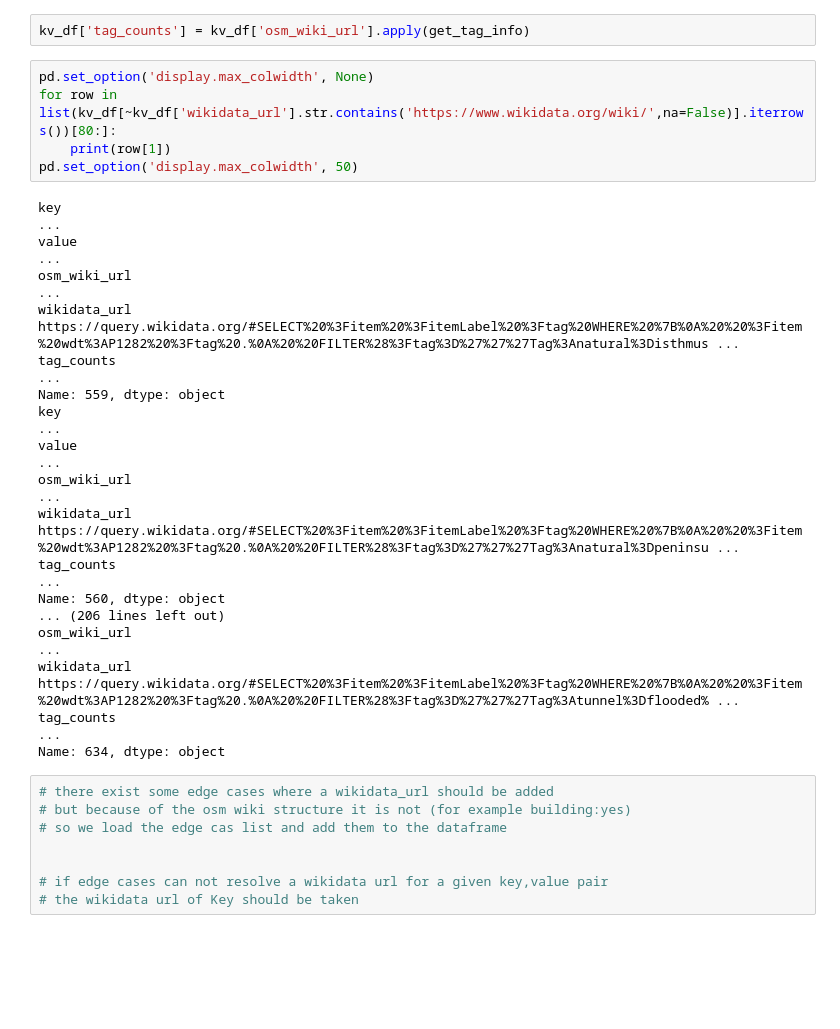
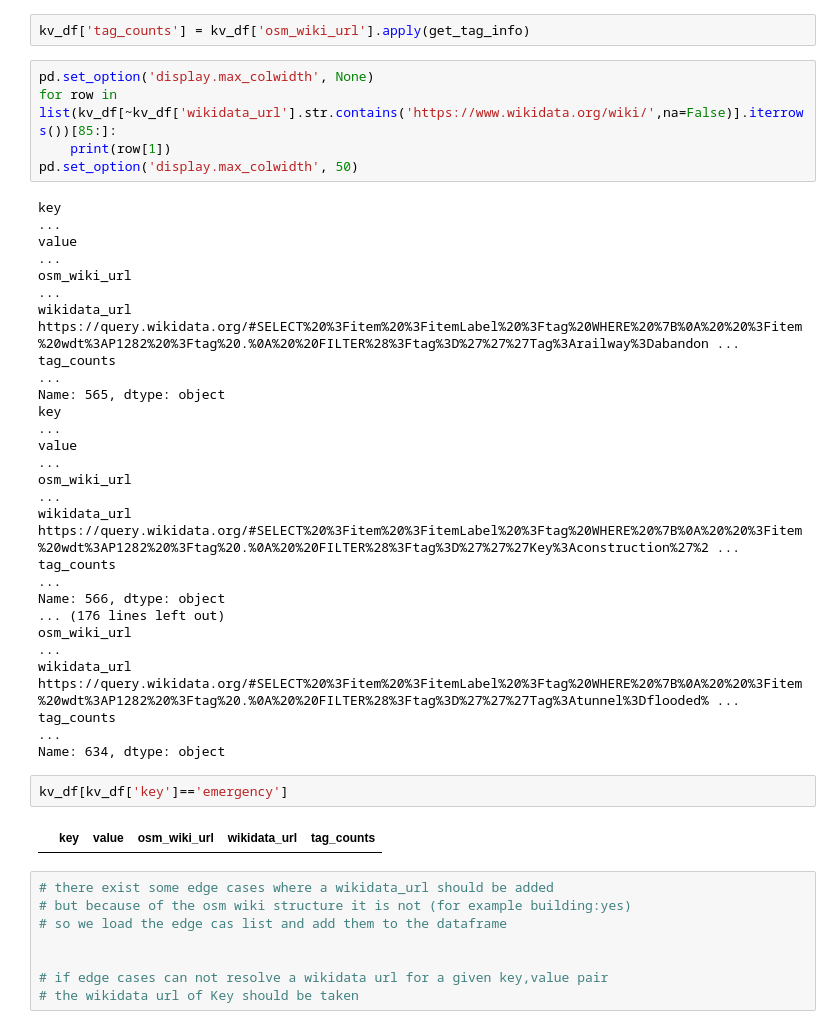
Before and after one commit to thagorx/spatial_semantics, a Jupyter notebook: cluster_pure_osm_groups.ipynb, the cells around one changed output. Cells and saved outputs as stored; diff of their text form; blank space fills up the shorter version.

```diff
--- a/cluster_pure_osm_groups.ipynb
+++ b/cluster_pure_osm_groups.ipynb
@@ -117,27 +117,31 @@ kv_df['wikidata_url'] = kv_df['osm_wiki_url'].apply(get_wikidata)
 kv_df['tag_counts'] = kv_df['osm_wiki_url'].apply(get_tag_info)
 # %%
 pd.set_option('display.max_colwidth', None)
-for row in list(kv_df[~kv_df['wikidata_url'].str.contains('https://www.wikidata.org/wiki/',na=False)].iterrows())[80:]:
+for row in list(kv_df[~kv_df['wikidata_url'].str.contains('https://www.wikidata.org/wiki/',na=False)].iterrows())[85:]:
     print(row[1])
 pd.set_option('display.max_colwidth', 50)
 # %% [output]
 key                                                                                                                                                                                                      ...
 value                                                                                                                                                                                                    ...
 osm_wiki_url                                                                                                                                                                                             ...
-wikidata_url    https://query.wikidata.org/#SELECT%20%3Fitem%20%3FitemLabel%20%3Ftag%20WHERE%20%7B%0A%20%20%3Fitem%20wdt%3AP1282%20%3Ftag%20.%0A%20%20FILTER%28%3Ftag%3D%27%27%27Tag%3Anatural%3Disthmus ...
+wikidata_url    https://query.wikidata.org/#SELECT%20%3Fitem%20%3FitemLabel%20%3Ftag%20WHERE%20%7B%0A%20%20%3Fitem%20wdt%3AP1282%20%3Ftag%20.%0A%20%20FILTER%28%3Ftag%3D%27%27%27Tag%3Arailway%3Dabandon ...
 tag_counts                                                                                                                                                                                               ...
-Name: 559, dtype: object
+Name: 565, dtype: object
 key                                                                                                                                                                                                      ...
 value                                                                                                                                                                                                    ...
 osm_wiki_url                                                                                                                                                                                             ...
-wikidata_url    https://query.wikidata.org/#SELECT%20%3Fitem%20%3FitemLabel%20%3Ftag%20WHERE%20%7B%0A%20%20%3Fitem%20wdt%3AP1282%20%3Ftag%20.%0A%20%20FILTER%28%3Ftag%3D%27%27%27Tag%3Anatural%3Dpeninsu ...
+wikidata_url    https://query.wikidata.org/#SELECT%20%3Fitem%20%3FitemLabel%20%3Ftag%20WHERE%20%7B%0A%20%20%3Fitem%20wdt%3AP1282%20%3Ftag%20.%0A%20%20FILTER%28%3Ftag%3D%27%27%27Key%3Aconstruction%27%2 ...
 tag_counts                                                                                                                                                                                               ...
-Name: 560, dtype: object
-... (206 lines left out)
+Name: 566, dtype: object
+... (176 lines left out)
 osm_wiki_url                                                                                                                                                                                             ...
 wikidata_url    https://query.wikidata.org/#SELECT%20%3Fitem%20%3FitemLabel%20%3Ftag%20WHERE%20%7B%0A%20%20%3Fitem%20wdt%3AP1282%20%3Ftag%20.%0A%20%20FILTER%28%3Ftag%3D%27%27%27Tag%3Atunnel%3Dflooded% ...
 tag_counts                                                                                                                                                                                               ...
 Name: 634, dtype: object
+# %%
+kv_df[kv_df['key']=='emergency']
+# %% [output]
+|  | key | value | osm_wiki_url | wikidata_url | tag_counts |
 # %%
 # there exist some edge cases where a wikidata_url should be added
 # but because of the osm wiki structure it is not (for example building:yes)
```
Also changed, not shown: 1 other file.
